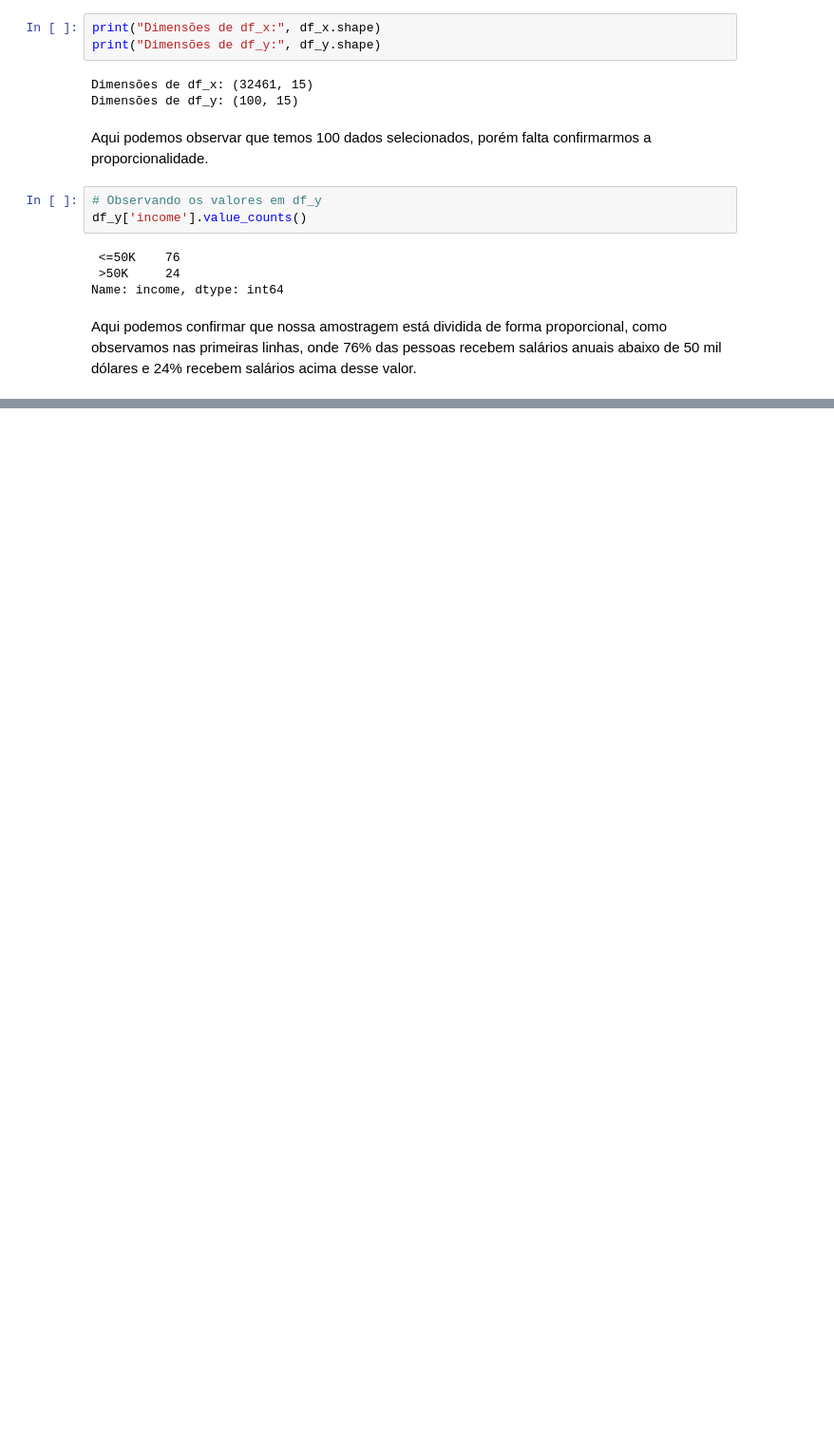
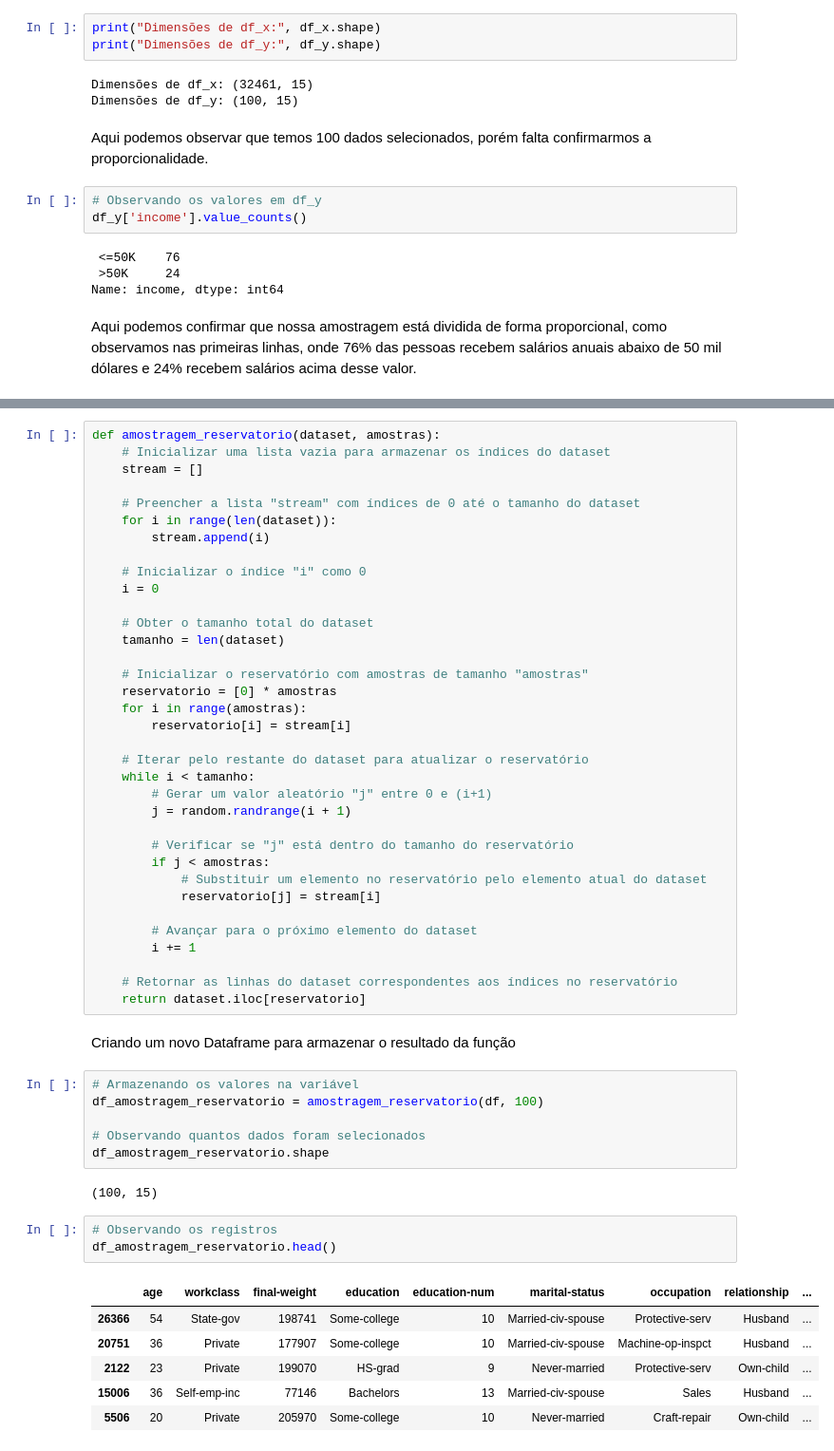
Before and after one commit to JosenildoJunior/StatPyDataScience, a Jupyter notebook: População_e_Amostra.ipynb, the cells around one changed output, grey strips where cells are left out. Shown at 95% size. Saved outputs shown, nothing was run; the diff lists cells and outputs as text; blank space fills up the shorter version.

```diff
--- a/População_e_Amostra.ipynb
+++ b/População_e_Amostra.ipynb
@@ -365,0 +376,55 @@ Aqui podemos confirmar que nossa amostragem está dividida de forma proporcional
+# %%
+def amostragem_reservatorio(dataset, amostras):
+    # Inicializar uma lista vazia para armazenar os índices do dataset
+    stream = []
+
+    # Preencher a lista "stream" com índices de 0 até o tamanho do dataset
+    for i in range(len(dataset)):
+        stream.append(i)
+
+    # Inicializar o índice "i" como 0
+    i = 0
+
+    # Obter o tamanho total do dataset
+    tamanho = len(dataset)
+
+    # Inicializar o reservatório com amostras de tamanho "amostras"
+    reservatorio = [0] * amostras
+    for i in range(amostras):
+        reservatorio[i] = stream[i]
+
+    # Iterar pelo restante do dataset para atualizar o reservatório
+    while i < tamanho:
+        # Gerar um valor aleatório "j" entre 0 e (i+1)
+        j = random.randrange(i + 1)
+
+        # Verificar se "j" está dentro do tamanho do reservatório
+        if j < amostras:
+            # Substituir um elemento no reservatório pelo elemento atual do dataset
+            reservatorio[j] = stream[i]
+
+        # Avançar para o próximo elemento do dataset
+        i += 1
+
+    # Retornar as linhas do dataset correspondentes aos índices no reservatório
+    return dataset.iloc[reservatorio]
+# %% [markdown]
+Criando um novo Dataframe para armazenar o resultado da função
+# %%
+# Armazenando os valores na variável
+df_amostragem_reservatorio = amostragem_reservatorio(df, 100)
+
+# Observando quantos dados foram selecionados
+df_amostragem_reservatorio.shape
+# %% [output]
+(100, 15)
+# %%
+# Observando os registros
+df_amostragem_reservatorio.head()
+# %% [output]
+|  | age | workclass | final-weight | education | education-num | marital-status | occupation | relationship | ... |
+| 26366 | 54 | State-gov | 198741 | Some-college | 10 | Married-civ-spouse | Protective-serv | Husband | ... |
+| 20751 | 36 | Private | 177907 | Some-college | 10 | Married-civ-spouse | Machine-op-inspct | Husband | ... |
+| 2122 | 23 | Private | 199070 | HS-grad | 9 | Never-married | Protective-serv | Own-child | ... |
+| 15006 | 36 | Self-emp-inc | 77146 | Bachelors | 13 | Married-civ-spouse | Sales | Husband | ... |
+| 5506 | 20 | Private | 205970 | Some-college | 10 | Never-married | Craft-repair | Own-child | ... |
```
Also changed, not shown: parts of 2 cells of this notebook.
